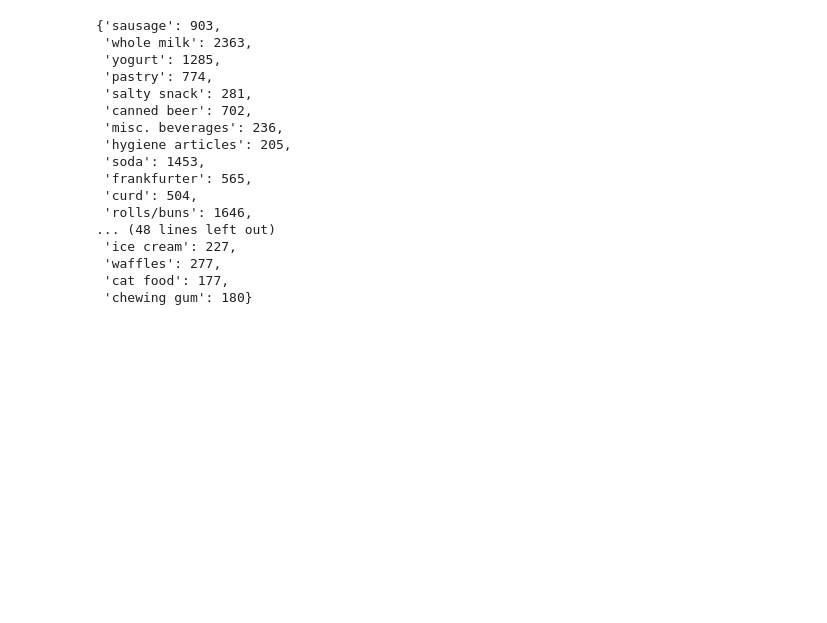
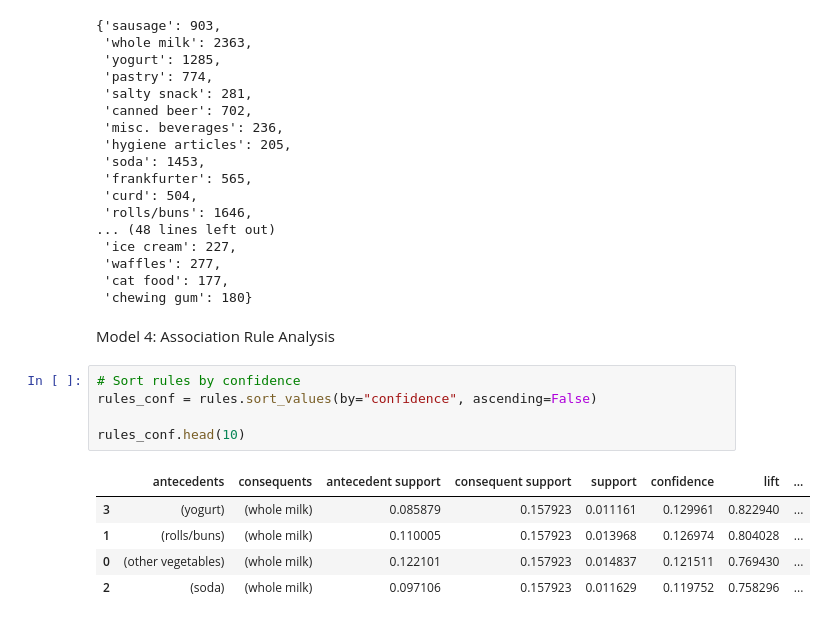
Before and after one commit to Prajkta11222/Market-Basket-Analysis-ML, a Jupyter notebook: MARKET_BASKET_ML(CS23024,CS23031).ipynb, the cells around one changed output. Cells and saved outputs as stored; diff of their text form; blank space fills up the shorter version.

Commit message:
model 4 commited by vaishnavi

```diff
--- a/MARKET_BASKET_ML(CS23024,CS23031).ipynb
+++ b/MARKET_BASKET_ML(CS23024,CS23031).ipynb
@@ -236,3 +236,16 @@ frequent_items
  'waffles': 277,
  'cat food': 177,
  'chewing gum': 180}
+# %% [markdown]
+Model 4: Association Rule Analysis
+# %%
+# Sort rules by confidence
+rules_conf = rules.sort_values(by="confidence", ascending=False)
+
+rules_conf.head(10)
+# %% [output]
+|  | antecedents | consequents | antecedent support | consequent support | support | confidence | lift | ... |
+| 3 | (yogurt) | (whole milk) | 0.085879 | 0.157923 | 0.011161 | 0.129961 | 0.822940 | ... |
+| 1 | (rolls/buns) | (whole milk) | 0.110005 | 0.157923 | 0.013968 | 0.126974 | 0.804028 | ... |
+| 0 | (other vegetables) | (whole milk) | 0.122101 | 0.157923 | 0.014837 | 0.121511 | 0.769430 | ... |
+| 2 | (soda) | (whole milk) | 0.097106 | 0.157923 | 0.011629 | 0.119752 | 0.758296 | ... |
```
Also changed, not shown: parts of 3 cells of this notebook.
